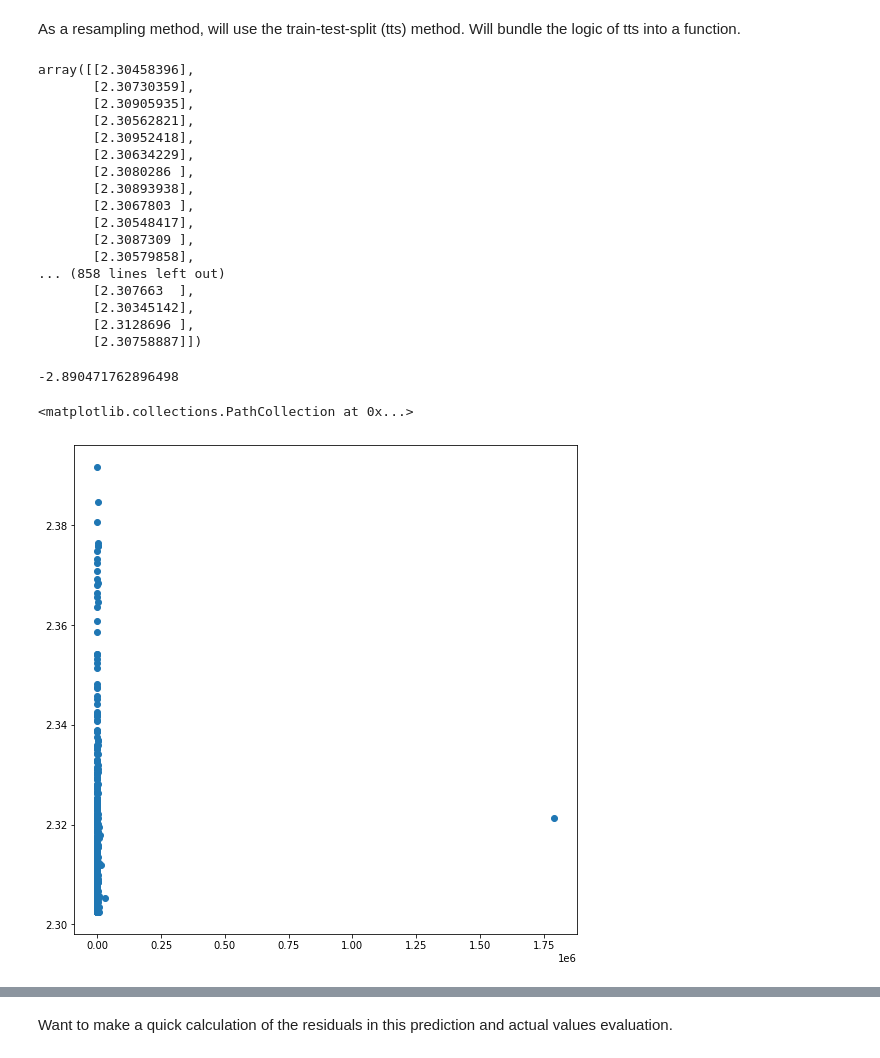
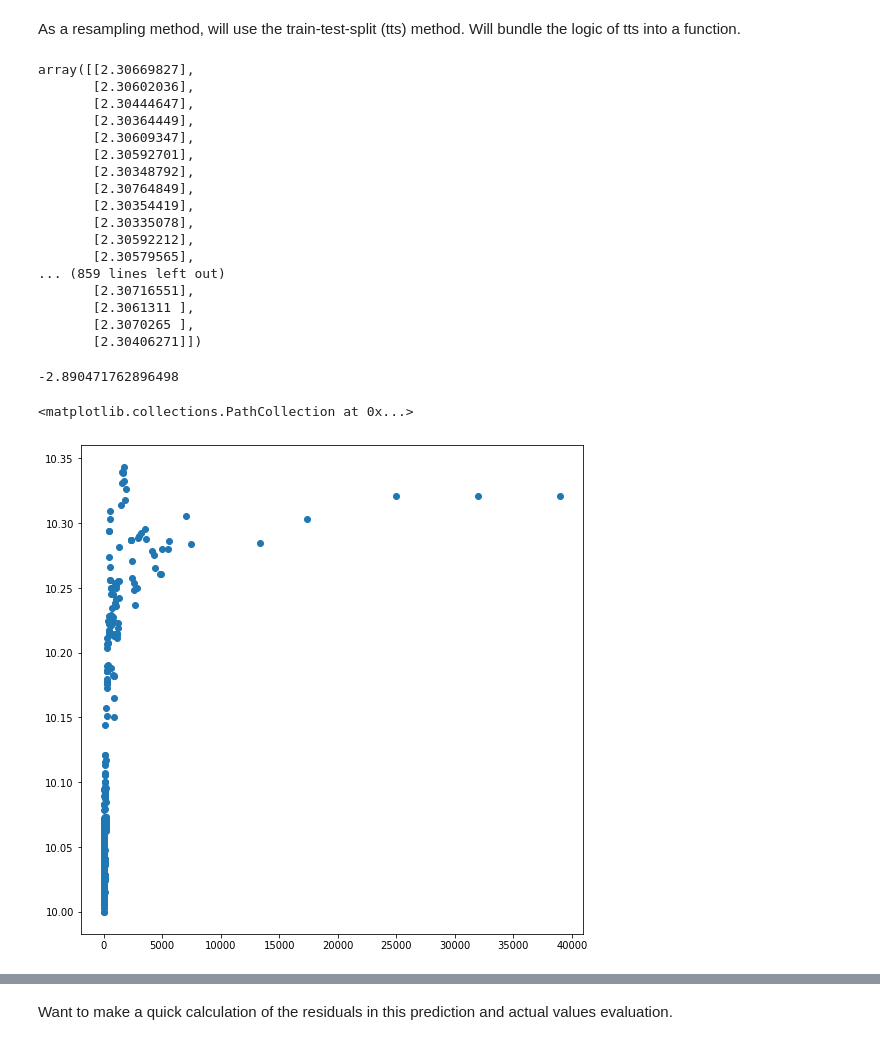
Before and after one commit to jbravo87/blog-projects, a Jupyter notebook: exoplanet_data_notebook.ipynb, the cells around one changed output, grey strips where cells are left out. Cells and saved outputs as stored; diff of their text form; code cells hidden in the pictures.

Commit message:
Used sklearn train-test-split method for model. Summary stats.

```diff
--- a/exoplanet_data_notebook.ipynb
+++ b/exoplanet_data_notebook.ipynb
@@ -231,30 +250,34 @@ y1_train, y1_test = tts(eccen_log)
 #scale_y1_train = rs.fit_transform(y1_train.reshape(-1, 1))
 #scale_X1_test = rs.fit_transform(X1_test.reshape(-1, 1))
 #scale_X1_train
+# %%
+from sklearn.model_selection import train_test_split
+X1_train, X1_test, y1_train, y1_test = train_test_split(np.array(orbper_log), np.array(eccen_log), train_size = 0.80, random_state = 25)
 # %%
 model_knn1 = KNeighborsRegressor(n_neighbors = 27)
 model_knn1.fit(X1_train.reshape(-1, 1), y1_train.reshape(-1, 1))
+#model_knn1.fit(X1_train.T, y1_train.T)
 y_knn_train_pred_1 = model_knn1.predict(X1_train.reshape(-1, 1))
 y_knn_test_pred_1 = model_knn1.predict(X1_test.reshape(-1, 1))
 y_knn_test_pred_1
 # %% [output]
-array([[2.30458396],
-       [2.30730359],
-       [2.30905935],
-       [2.30562821],
-       [2.30952418],
-       [2.30634229],
-       [2.3080286 ],
-       [2.30893938],
-       [2.3067803 ],
-       [2.30548417],
-       [2.3087309 ],
-       [2.30579858],
-... (858 lines left out)
-       [2.307663  ],
-       [2.30345142],
-       [2.3128696 ],
-       [2.30758887]])
+array([[2.30669827],
+       [2.30602036],
+       [2.30444647],
+       [2.30364449],
+       [2.30609347],
+       [2.30592701],
+       [2.30348792],
+       [2.30764849],
+       [2.30354419],
+       [2.30335078],
+       [2.30592212],
+       [2.30579565],
+... (859 lines left out)
+       [2.30716551],
+       [2.3061311 ],
+       [2.3070265 ],
+       [2.30406271]])
 # %%
 # Following line to remind myself that values between 0 - 1 will produce negative value in log.
 np.log(0.055550)
@@ -263,13 +286,14 @@ np.log(0.055550)
 # %%
 # Following to 'unscale' the fitted data
 # The y-values are the actual test data.
 inverse_X1test = np.exp(X1_test)
 inverse_knn_model_1 = np.exp(y_knn_test_pred_1)
 plt.figure(figsize = (9, 9))
-plt.scatter(inverse_X1test, y1_test)
+#plt.scatter(inverse_X1test, y1_test)
+plt.scatter(inverse_X1test, inverse_knn_model_1)
 # %% [output]
 <matplotlib.collections.PathCollection at 0x...>
-[figure, old version]
+[figure, new version]
 # %%
 plt.figure(figsize = (9, 9))
 plt.scatter(X1_test, y_knn_test_pred_1)
```
Also changed, not shown: parts of 48 cells of this notebook.
